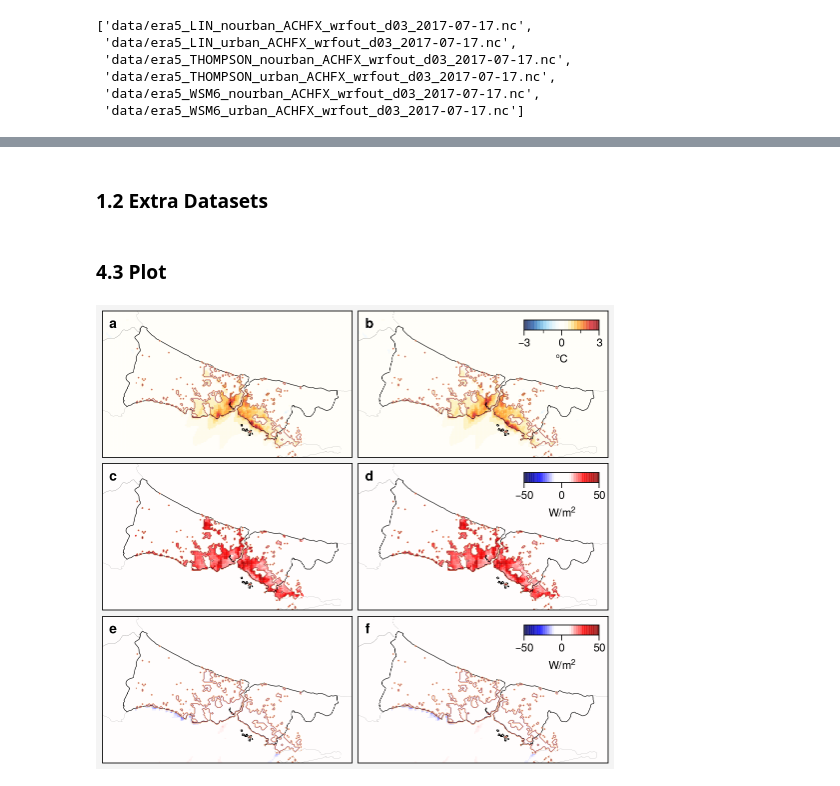
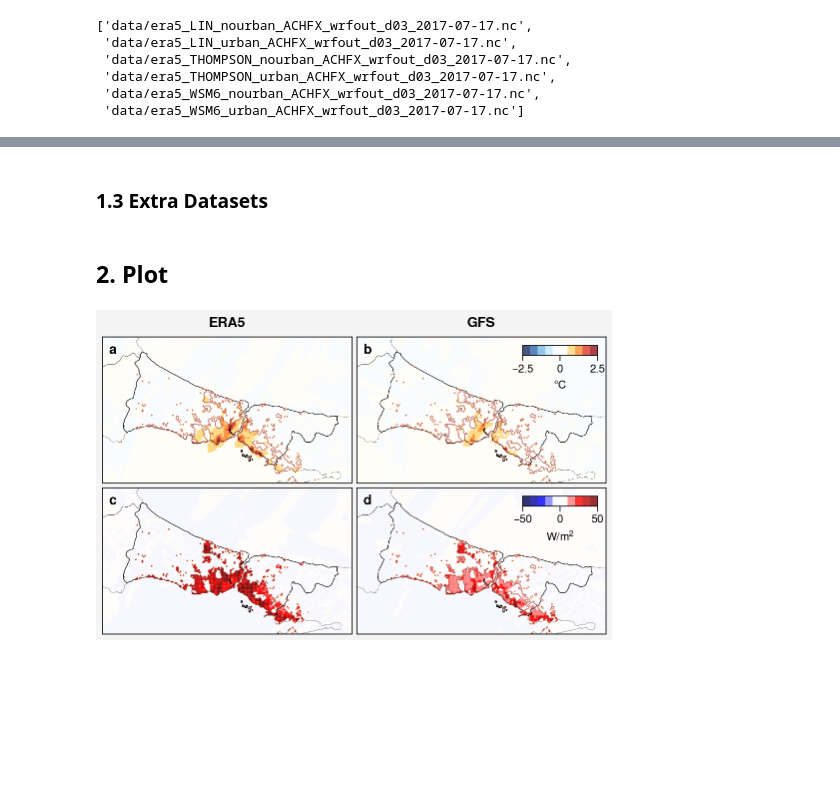
Before and after one commit to donmezkutay/Urban-Precipitation-Article-Istanbul, a Jupyter notebook: combined_thermodynamics.ipynb, the cells around one changed output, grey strips where cells are left out. Saved outputs shown, nothing was run; the diff lists cells and outputs as text; code cells hidden in the pictures; blank space fills up the shorter version.

Commit message:
#update combined thermodynamics graphics, exclude LE

```diff
--- a/combined_thermodynamics.ipynb
+++ b/combined_thermodynamics.ipynb
@@ -181,0 +214,15 @@ dt_le_era5_diff.plot()
+# %%
+# open data
+dt_h_gfs = xr.open_mfdataset(data_path,
+                       concat_dim='ens').isel(time=slice(18,21))[variable]
+
+# ensemble member list
+ensemble_members = list(dt_h_gfs.ens.values)
+
+# urban and nourban members
+urban_members = [ens for ens in ensemble_members if not 'nourban' in ens ]
+nourban_members = [ens for ens in ensemble_members if 'nourban' in ens ]
+
+dt_h_gfs_urban_ens = dt_h_gfs.sel(ens=urban_members).mean(dim='ens').mean(dim='time')
+dt_h_gfs_nourban_ens = dt_h_gfs.sel(ens=nourban_members).mean(dim='ens').mean(dim='time')
+dt_h_gfs_diff = dt_h_gfs_urban_ens - dt_h_gfs_nourban_ens
@@ -182,5 +234,5 @@ dt_le_era5_diff.plot()
 # %% [markdown]
-### 1.2 Extra Datasets
+### 1.3 Extra Datasets
 # %%
 proj_data = xr.open_dataset(r'data/era5_lin_urban_PRCP_wrfout_d03_2017-07-18.nc')['PRCP']
 # assign projection and dim info
@@ -188,7 +240,7 @@ proj_data = proj_data.rio.write_crs(proj_data.attrs['pyproj_srs'])
 proj_data = proj_data.rio.set_spatial_dims(x_dim='west_east',
                              y_dim='south_north')
 # %% [markdown]
-### 4.3 Plot
+## 2. Plot
 # %%
 # add shapefiles
 turkey_district_shape = r'data/shapefiles/istanbul_province_borders.shp'
@@ -213,18 +265,15 @@ lcc = cartopy.crs.LambertConformal(globe=globe, # important!
 # fig features
 fig_array = [[1,2],
              [3,4],
-             [5,6],
-             #[7,8],
-             #[9,10]
             ]
-graphic_no = 6
+graphic_no = 4
 # %%
 # Create Figure -------------------------
 fig2, axs2 = proplot.subplots(fig_array,
-                            proj=[lcc, lcc, lcc, lcc, lcc, lcc],#, None, None, None, None],
+                            proj=[lcc, lcc, lcc, lcc],#, None, None, None, None],
                             includepanels=True,
-                            hspace=0.5,
-                            wspace=0.5,
+                            hspace=0.36,
+                            wspace=0.36,
                             span=True,
                             sharex=4,
                             sharey=4
@@ -239,7 +288,7 @@ axs2.format(abcloc='ul',
 lonlim=(27.69171143+0.10, 30.04271274)
 latlim=(40.08444595+0.60, 41.88309609-0.20)
 
-range_2d = [0,1,2,3,4,5]
+range_2d = [0,1,2,3]
 for i in range_2d:
     axs2[i].format(lonlim=lonlim,
                latlim=latlim,
@@ -247,6 +296,8 @@ for i in range_2d:
                longrid=False,
                latgrid = False)
 
+axs2.format(collabels=['ERA5', 'GFS']
+           )
 
 #for i in [6,7,8,9]:
 #    axs2[i].format(grid=False)
@@ -262,7 +313,7 @@ shape_district_turkey = ShapelyFeature(Reader(turkey_district_shape).geometries(
 turkey_province_shape = r'data/shapefiles/Iller_HGK_6360_Kanun_Sonrasi.shp'
 shape_province_turkey = ShapelyFeature(Reader(turkey_province_shape).geometries(),
                                              cartopy.crs.PlateCarree(), facecolor='none',
-                                             edgecolor = 'black', linewidth = 0.05, zorder = 0.4)
+                                             edgecolor = 'black', linewidth = 0.15, zorder = 0.4)
 
 for t in range_2d:
 
@@ -278,12 +329,12 @@ for t in range_2d:
                             )
 
 # a and b options
-c_g_data = [dt_t2c_era5_diff, dt_t2c_era5_diff]
+c_g_data = [dt_t2c_era5_diff, dt_t2c_gfs_diff]
 for c_g, t in zip(c_g_data, range_2d[:2]):
 
     cmap = proplot.Colormap('ColdHot')
-    clevs_total = np.arange(-3, 3.1, 0.250)
-    ticks_c_g = np.arange(-3, 3.1, 1.5)
+    clevs_total = np.arange(-2.5, 2.6, 0.5)
+    ticks_c_g = np.arange(-2.5, 2.6, 2.5)
     col = 1
     label_c_g = '$°C$'
     shrink = 1
@@ -304,15 +355,15 @@ for c_g, t in zip(c_g_data, range_2d[:2]):
                                   alpha=0.8)
 
 # c and d options
-d_h_data = [dt_h_era5_diff, dt_h_era5_diff]
+d_h_data = [dt_h_era5_diff, dt_h_gfs_diff]
 for d_h, t in zip(d_h_data, range_2d[2:4]):
 
     cmap = matplotlib.cm.seismic
-    clevs_total = np.arange(-50, 50.1, 2.5)
+    clevs_total = np.arange(-50, 50.1, 10)
     ticks_d_h = np.arange(-50, 50.1, 50)
     label_d_h = '$W/m^2$'
     shrink = 0.5
-    cut = -0.2
+    cut = -0.1
 
     # color norm
     norm = BoundaryNorm(clevs_total,
@@ -322,20 +373,6 @@ for d_h, t in zip(d_h_data, range_2d[2:4]):
     mesh_d_h = axs2[t].pcolormesh(d_h['lon'],
                                   d_h['lat'],
                                   d_h,
-                                  cmap = cmap,
-                                  cmap_kw={'cut': cut},
-                                  norm=norm,
-                                  zorder = 0.2,
-                                  alpha=0.8)
-
-# e and f options
-e_i_data = [dt_le_era5_diff, dt_le_era5_diff]
-for e_i, t in zip(e_i_data, range_2d[4:]):
-
-    # plot d and h
-    mesh_e_i = axs2[t].pcolormesh(e_i['lon'],
-                                  e_i['lat'],
-                                  e_i,
                                   cmap = cmap,
                                   cmap_kw={'cut': cut},
                                   norm=norm,
@@ -348,44 +385,31 @@ axs2[1].colorbar(mesh_c_g,
                  ticks = ticks_c_g,
                  loc='ur', length=6,  # length is em widths
                  tickminor=True, alpha=0.5,
                  width=0.8,
                  labelsize = 8,
                  ticklabelsize = 8,
                  frame=False,
                  #labelloc = 'top',
                  #ticklocation = 'bottom',
                 )
 
 # colorbars
 axs2[3].colorbar(mesh_d_h,
                  label=label_d_h,
                  ticks = ticks_d_h,
                  loc='ur', length=6,  # length is em widths
                  tickminor=True, alpha=0.5,
                  width=0.8,
                  labelsize = 8,
                  ticklabelsize = 8,
                  frame=False,
                  #labelloc = 'top',
                  #ticklocation = 'bottom',
                 )
-# colorbars
-axs2[5].colorbar(mesh_e_i,
-                 label=label_d_h,
-                 ticks = ticks_d_h,
-                 loc='ur', length=6,  # length is em widths
-                 tickminor=True, alpha=0.5,
-                 width=0.8,
-                 labelsize = 8,
-                 ticklabelsize = 8,
-                 frame=False,
-                 #labelloc = 'top',
-                 #ticklocation = 'bottom',
-                )
 
 #save figure
 plt.savefig(r'pictures/combined_thermodynamics.jpeg',
             bbox_inches='tight', optimize=True,
             progressive=True, dpi=1000)
 # %% [output]
-[figure, old version]
+[figure, new version]
```
Also changed, not shown: parts of 19 cells of this notebook, 1 other file.
